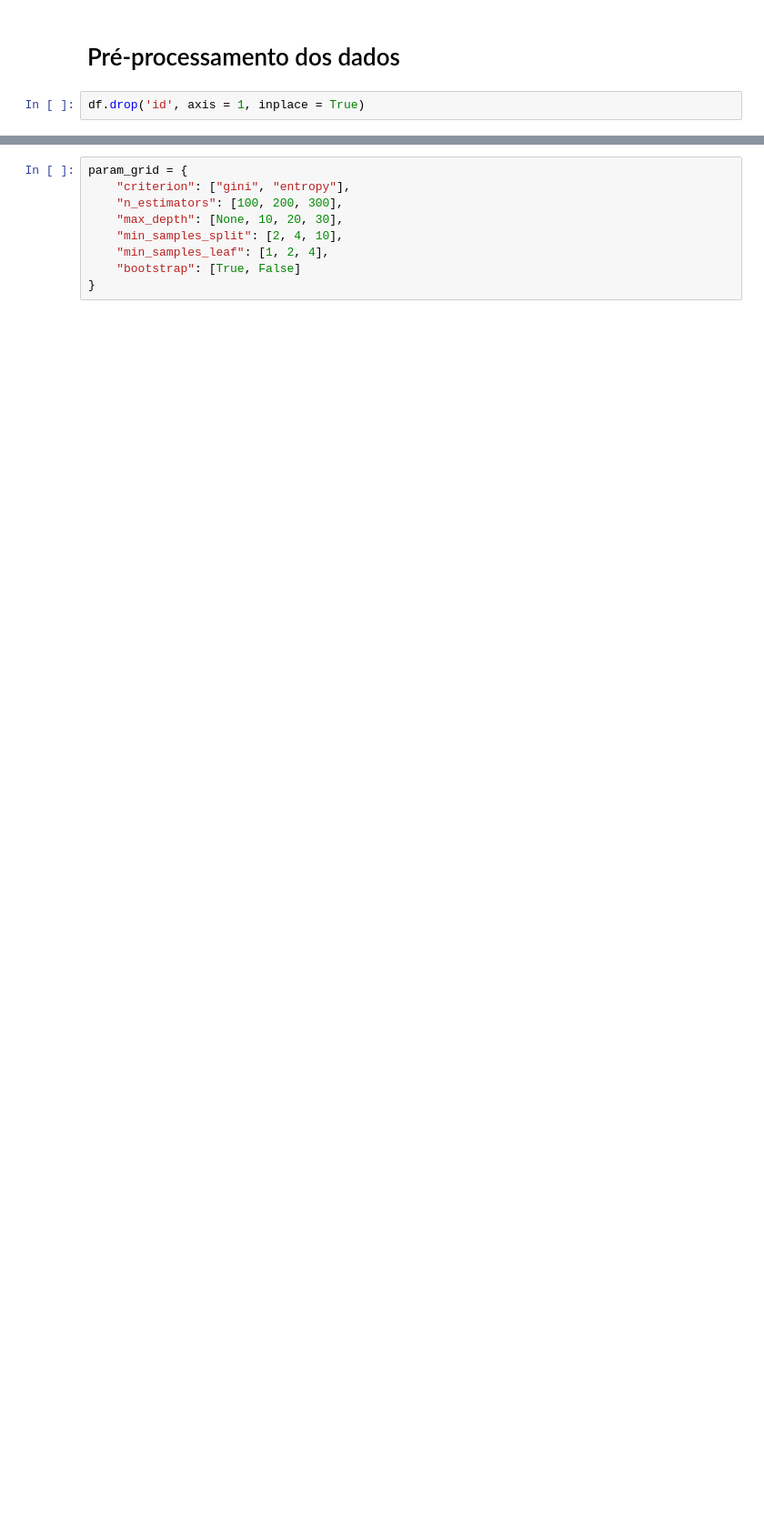
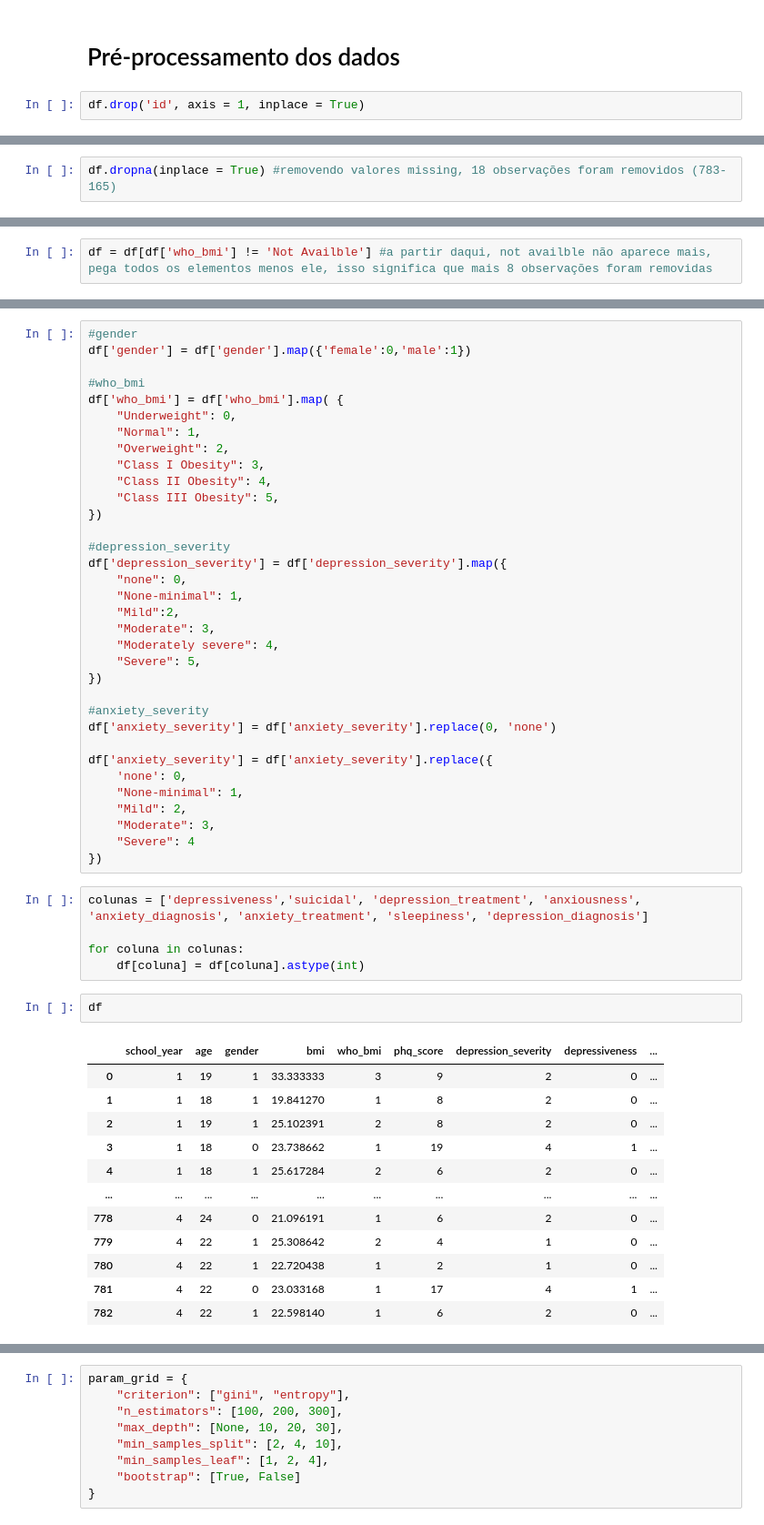
Before and after one commit to WesleydosSantos/machine-learning-tecnicas, a Jupyter notebook: Modelos/random_forest.ipynb, the cells around one changed output, grey strips where cells are left out. Shown at 91% size. Drawn from its saved outputs; the diff is of its cells as text; blank space fills up the shorter version.

```diff
--- a/Modelos/random_forest.ipynb
+++ b/Modelos/random_forest.ipynb
@@ -216,0 +160,2 @@ from sklearn.model_selection import GridSearchCV
+# %%
+df.dropna(inplace = True) #removendo valores missing, 18 observações foram removidos (783-165)
@@ -216,0 +170,2 @@ from sklearn.model_selection import GridSearchCV
+# %%
+df = df[df['who_bmi'] != 'Not Availble'] #a partir daqui, not availble não aparece mais, pega todos os elementos menos ele, isso significa que mais 8 observações foram removidas
@@ -216,0 +176,54 @@ from sklearn.model_selection import GridSearchCV
+# %%
+#gender
+df['gender'] = df['gender'].map({'female':0,'male':1})
+
+#who_bmi
+df['who_bmi'] = df['who_bmi'].map( {
+    "Underweight": 0,
+    "Normal": 1,
+    "Overweight": 2,
+    "Class I Obesity": 3,
+    "Class II Obesity": 4,
+    "Class III Obesity": 5,
+})
+
+#depression_severity
+df['depression_severity'] = df['depression_severity'].map({
+    "none": 0,
+    "None-minimal": 1,
+    "Mild":2,
+    "Moderate": 3,
+    "Moderately severe": 4,
+    "Severe": 5,
+})
+
+#anxiety_severity
+df['anxiety_severity'] = df['anxiety_severity'].replace(0, 'none')
+
+df['anxiety_severity'] = df['anxiety_severity'].replace({
+    'none': 0,
+    "None-minimal": 1,
+    "Mild": 2,
+    "Moderate": 3,
+    "Severe": 4
+})
+# %%
+colunas = ['depressiveness','suicidal', 'depression_treatment', 'anxiousness', 'anxiety_diagnosis', 'anxiety_treatment', 'sleepiness', 'depression_diagnosis']
+
+for coluna in colunas:
+    df[coluna] = df[coluna].astype(int)
+# %%
+df
+# %% [output]
+|  | school_year | age | gender | bmi | who_bmi | phq_score | depression_severity | depressiveness | ... |
+| 0 | 1 | 19 | 1 | 33.333333 | 3 | 9 | 2 | 0 | ... |
+| 1 | 1 | 18 | 1 | 19.841270 | 1 | 8 | 2 | 0 | ... |
+| 2 | 1 | 19 | 1 | 25.102391 | 2 | 8 | 2 | 0 | ... |
+| 3 | 1 | 18 | 0 | 23.738662 | 1 | 19 | 4 | 1 | ... |
+| 4 | 1 | 18 | 1 | 25.617284 | 2 | 6 | 2 | 0 | ... |
+| ... | ... | ... | ... | ... | ... | ... | ... | ... | ... |
+| 778 | 4 | 24 | 0 | 21.096191 | 1 | 6 | 2 | 0 | ... |
+| 779 | 4 | 22 | 1 | 25.308642 | 2 | 4 | 1 | 0 | ... |
+| 780 | 4 | 22 | 1 | 22.720438 | 1 | 2 | 1 | 0 | ... |
+| 781 | 4 | 22 | 0 | 23.033168 | 1 | 17 | 4 | 1 | ... |
+| 782 | 4 | 22 | 1 | 22.598140 | 1 | 6 | 2 | 0 | ... |
```
Also changed, not shown: parts of 103 cells of this notebook.
